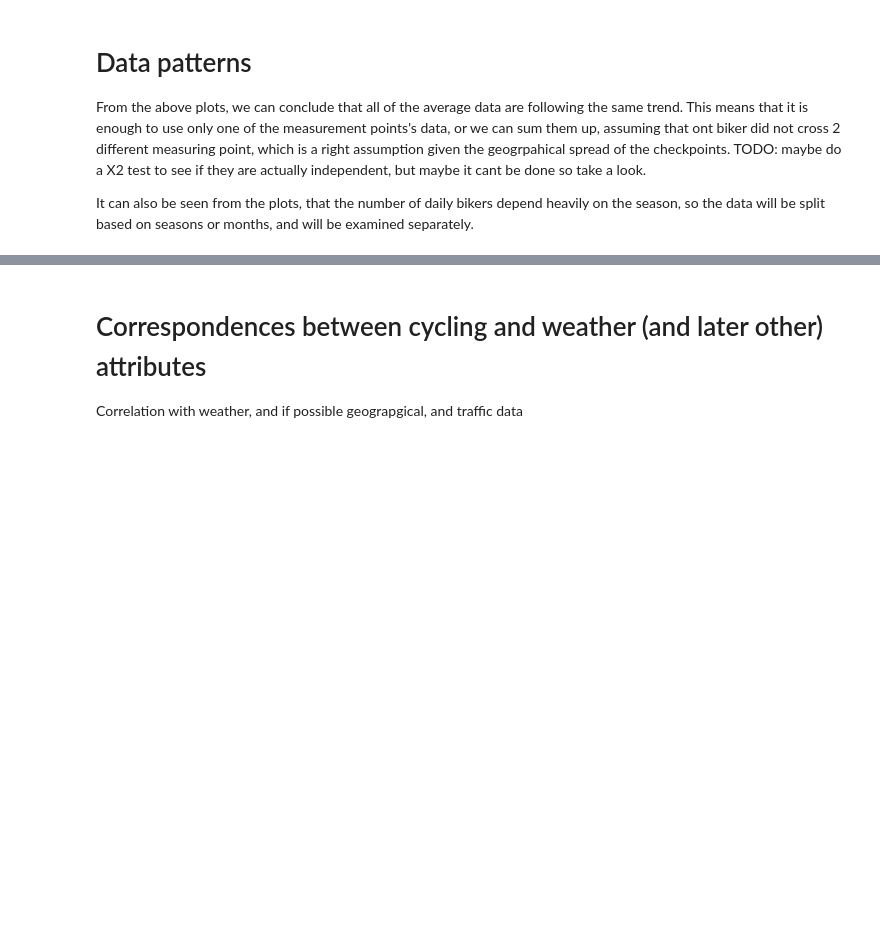
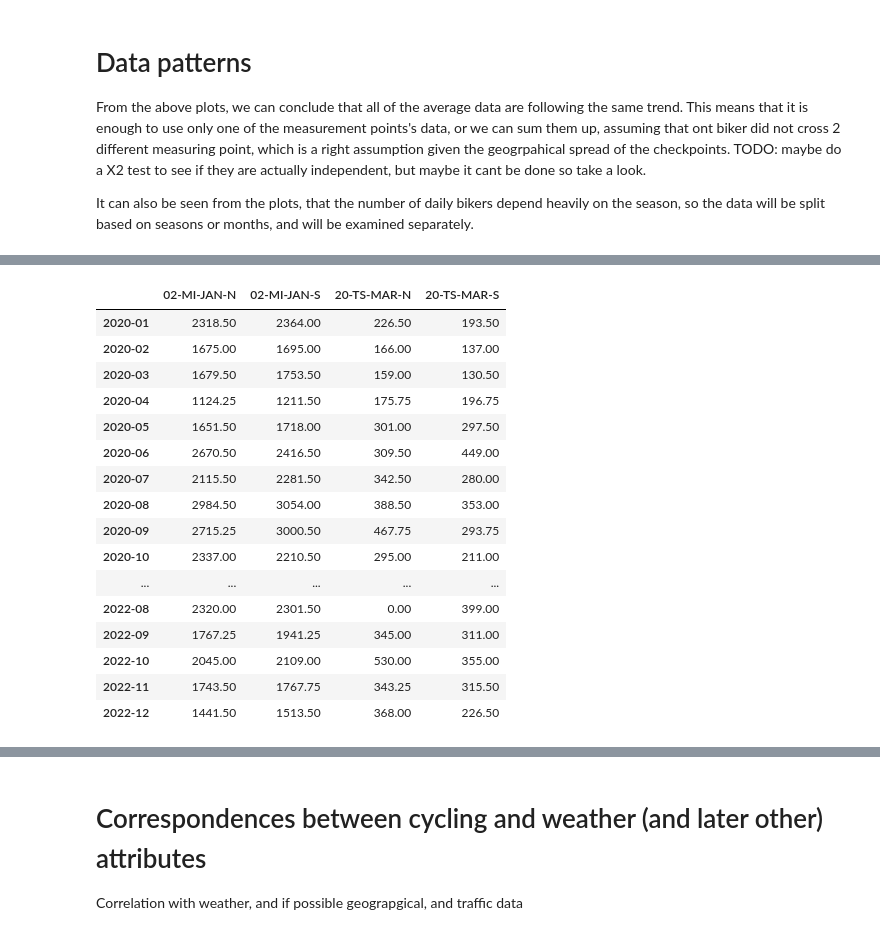
Before and after one commit to hgandras/DataMining, a Jupyter notebook: SemesterProject/BerlinBiking.ipynb, the cells around one changed output, grey strips where cells are left out. Cells and saved outputs as stored; diff of their text form; code cells hidden in the pictures; blank space fills up the shorter version.

```diff
--- a/SemesterProject/BerlinBiking.ipynb
+++ b/SemesterProject/BerlinBiking.ipynb
@@ -242,0 +292,31 @@ It can also be seen from the plots, that the number of daily bikers depend heavi
+# %%
+def findOutliers():
+    return
+
+usedStations = ["02-MI-JAN-N", "02-MI-JAN-S","20-TS-MAR-N","20-TS-MAR-S"]
+dailySumReduced = dailySum[usedStations]
+measurementsReduced = measurements[usedStations]
+
+monthlyGroups = dailySumReduced.groupby(pd.PeriodIndex(dailySumReduced.index,freq = "M"))
+Q1 = monthlyGroups.quantile(0.25)
+Q3 = monthlyGroups.quantile(0.75)
+iqr = Q3-Q1
+iqr[36:72]
+# %% [output]
+|  | 02-MI-JAN-N | 02-MI-JAN-S | 20-TS-MAR-N | 20-TS-MAR-S |
+| 2020-01 | 2318.50 | 2364.00 | 226.50 | 193.50 |
+| 2020-02 | 1675.00 | 1695.00 | 166.00 | 137.00 |
+| 2020-03 | 1679.50 | 1753.50 | 159.00 | 130.50 |
+| 2020-04 | 1124.25 | 1211.50 | 175.75 | 196.75 |
+| 2020-05 | 1651.50 | 1718.00 | 301.00 | 297.50 |
+| 2020-06 | 2670.50 | 2416.50 | 309.50 | 449.00 |
+| 2020-07 | 2115.50 | 2281.50 | 342.50 | 280.00 |
+| 2020-08 | 2984.50 | 3054.00 | 388.50 | 353.00 |
+| 2020-09 | 2715.25 | 3000.50 | 467.75 | 293.75 |
+| 2020-10 | 2337.00 | 2210.50 | 295.00 | 211.00 |
+| ... | ... | ... | ... | ... |
+| 2022-08 | 2320.00 | 2301.50 | 0.00 | 399.00 |
+| 2022-09 | 1767.25 | 1941.25 | 345.00 | 311.00 |
+| 2022-10 | 2045.00 | 2109.00 | 530.00 | 355.00 |
+| 2022-11 | 1743.50 | 1767.75 | 343.25 | 315.50 |
+| 2022-12 | 1441.50 | 1513.50 | 368.00 | 226.50 |
```
Also changed, not shown: parts of 14 cells of this notebook.
